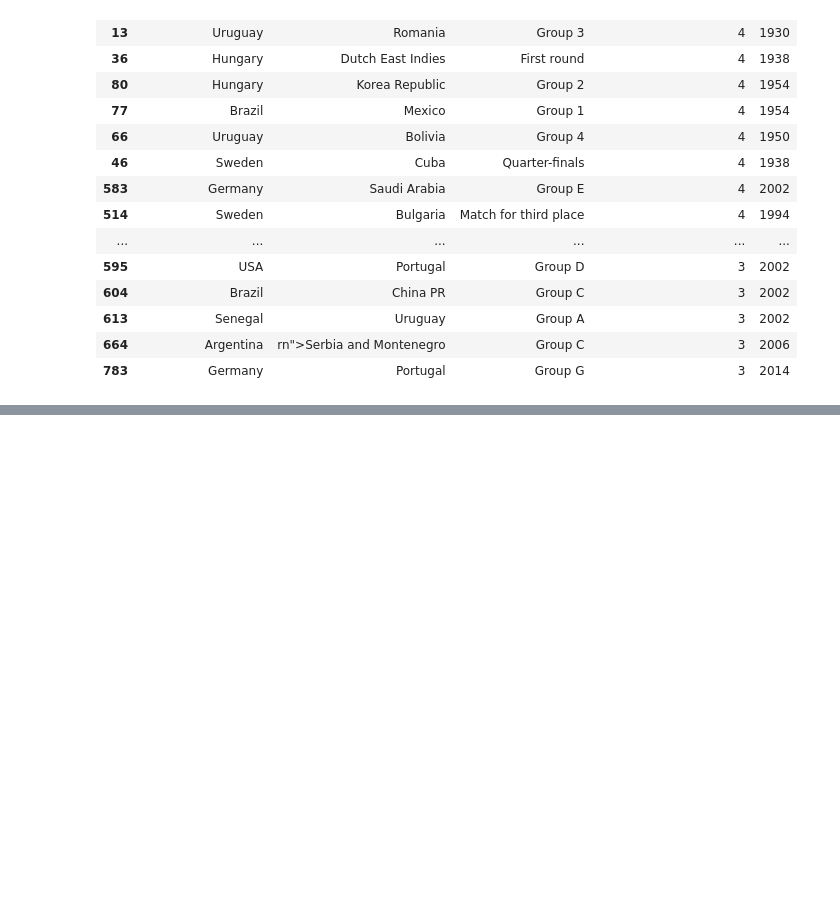
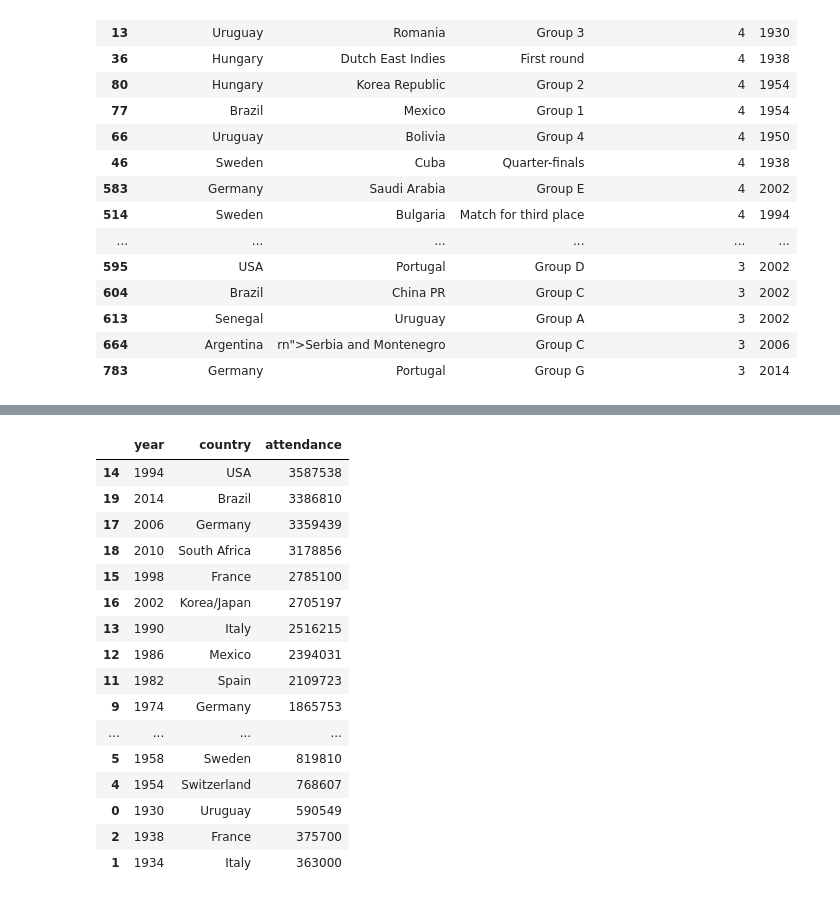
Before and after one commit to Rugved2912/FIFA-Project, a Jupyter notebook: Notebooks/01_data_exploration.ipynb, the cells around one changed output, grey strips where cells are left out. Drawn from its saved outputs; the diff is of its cells as text; code cells hidden in the pictures; blank space fills up the shorter version.

```diff
--- a/Notebooks/01_data_exploration.ipynb
+++ b/Notebooks/01_data_exploration.ipynb
@@ -328,0 +332,8 @@ files.download('WorldCupMatches_cleaned.csv')
+# %%
+cups.columns = cups.columns.str.strip().str.lower().str.replace('-','_')
+cups.shape
+cups.head(10)
+cups.tail(5)
+cups.info()
+cups.describe()
+cups.columns.tolist()
@@ -328,0 +394,2 @@ files.download('WorldCupMatches_cleaned.csv')
+# %%
+cups['attendance'] = cups['attendance'].str.replace('.','',regex=False).astype('int')
@@ -328,0 +416,20 @@ files.download('WorldCupMatches_cleaned.csv')
+# %%
+cups.sort_values('attendance', ascending=False)[['year', 'country', 'attendance']]
+# %% [output]
+|  | year | country | attendance |
+| 14 | 1994 | USA | 3587538 |
+| 19 | 2014 | Brazil | 3386810 |
+| 17 | 2006 | Germany | 3359439 |
+| 18 | 2010 | South Africa | 3178856 |
+| 15 | 1998 | France | 2785100 |
+| 16 | 2002 | Korea/Japan | 2705197 |
+| 13 | 1990 | Italy | 2516215 |
+| 12 | 1986 | Mexico | 2394031 |
+| 11 | 1982 | Spain | 2109723 |
+| 9 | 1974 | Germany | 1865753 |
+| ... | ... | ... | ... |
+| 5 | 1958 | Sweden | 819810 |
+| 4 | 1954 | Switzerland | 768607 |
+| 0 | 1930 | Uruguay | 590549 |
+| 2 | 1938 | France | 375700 |
+| 1 | 1934 | Italy | 363000 |
```
Also changed, not shown: parts of 8 cells of this notebook, 1 other file.
